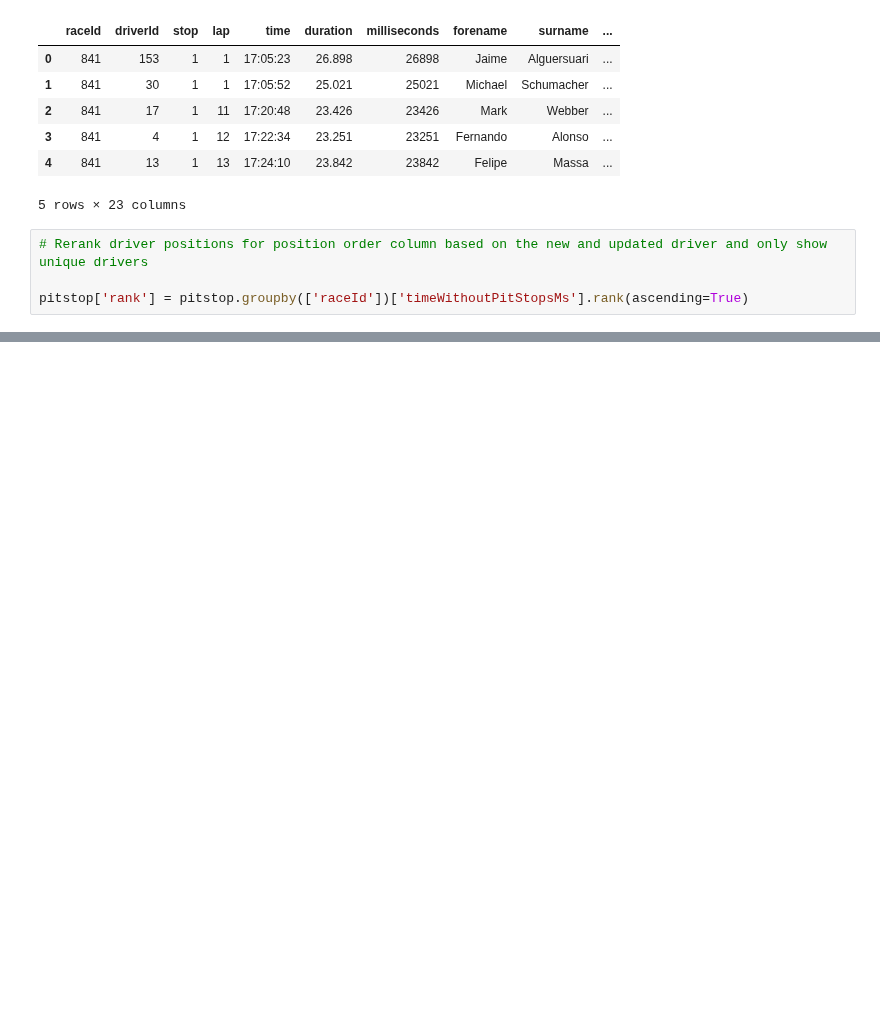
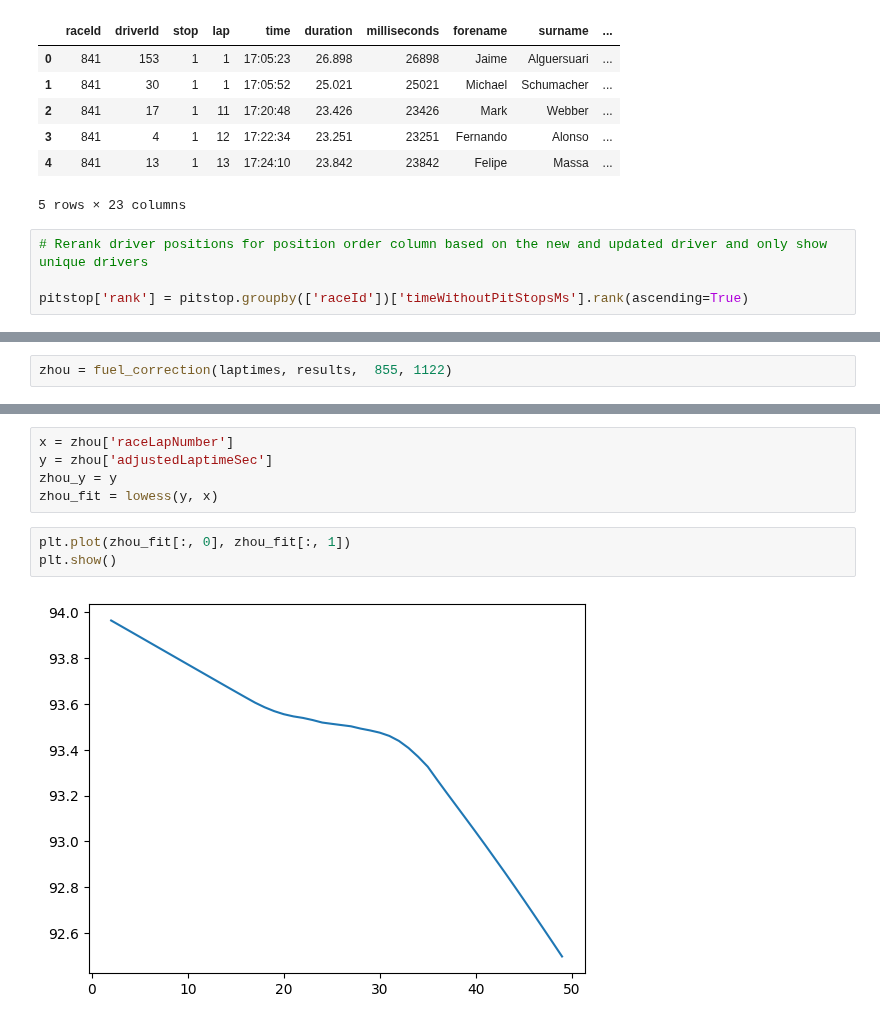
Before and after one commit to OhOmah/F1Revisited, a Jupyter notebook: Pitstop_Analysis.ipynb, the cells around one changed output, grey strips where cells are left out. Saved outputs shown, nothing was run; the diff lists cells and outputs as text; blank space fills up the shorter version.

```diff
--- a/Pitstop_Analysis.ipynb
+++ b/Pitstop_Analysis.ipynb
@@ -489,0 +536,2 @@ pitstop[pitstop['raceId'] == 1041]
+# %%
+zhou = fuel_correction(laptimes, results,  855, 1122)
@@ -489,0 +549,10 @@ pitstop[pitstop['raceId'] == 1041]
+# %%
+x = zhou['raceLapNumber']
+y = zhou['adjustedLaptimeSec']
+zhou_y = y
+zhou_fit = lowess(y, x)
+# %%
+plt.plot(zhou_fit[:, 0], zhou_fit[:, 1])
+plt.show()
+# %% [output]
+[figure, added]
```
Also changed, not shown: parts of 24 cells of this notebook.
